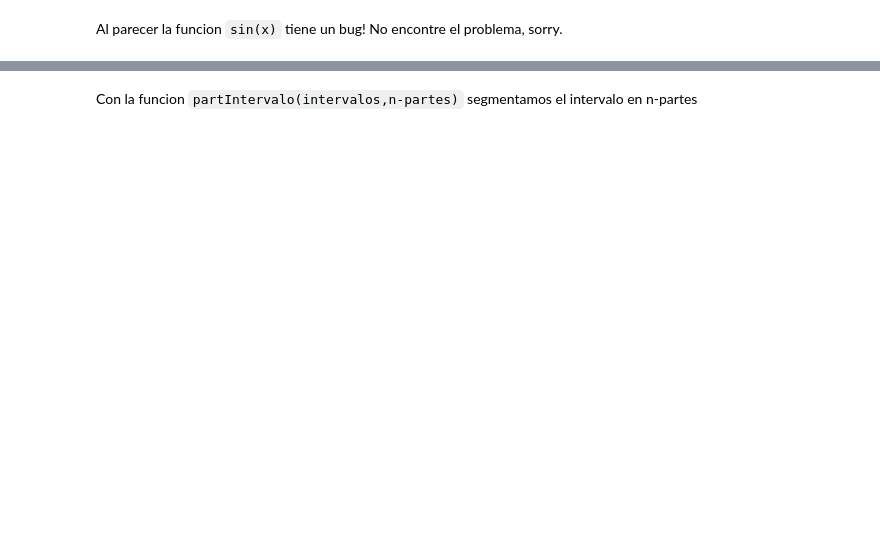
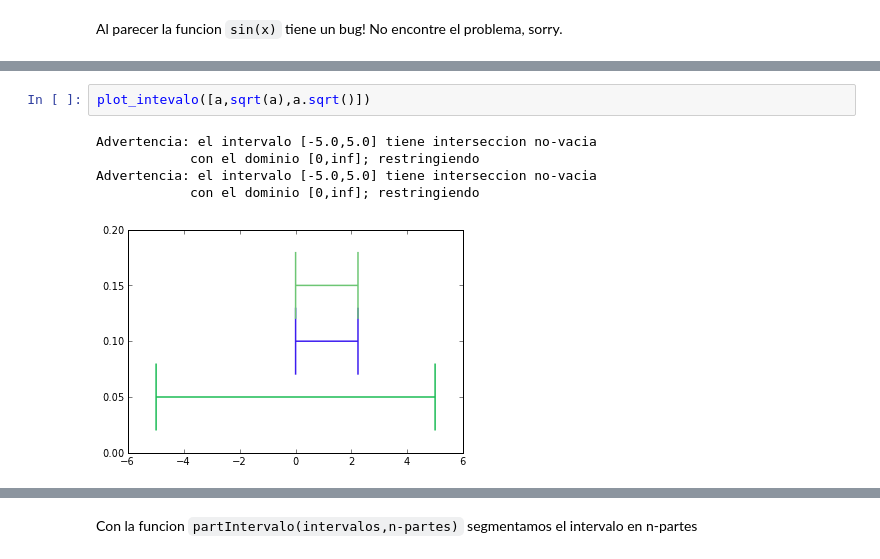
Before and after one commit to zamorays/metodos_rigurosos, a Jupyter notebook: clases/Graficando_Fx.ipynb, the cells around one changed output, grey strips where cells are left out. Cells and saved outputs as stored; diff of their text form; blank space fills up the shorter version.

```diff
--- a/clases/Graficando_Fx.ipynb
+++ b/clases/Graficando_Fx.ipynb
@@ -27,0 +33,8 @@ Al parecer la funcion `sin(x)` tiene un bug! No encontre el problema, sorry.
+# %%
+plot_intevalo([a,sqrt(a),a.sqrt()])
+# %% [output]
+Advertencia: el intervalo [-5.0,5.0] tiene interseccion no-vacia
+            con el dominio [0,inf]; restringiendo
+Advertencia: el intervalo [-5.0,5.0] tiene interseccion no-vacia
+            con el dominio [0,inf]; restringiendo
+[figure, added]
```
Also changed, not shown: parts of 14 cells of this notebook, 1 other file.
